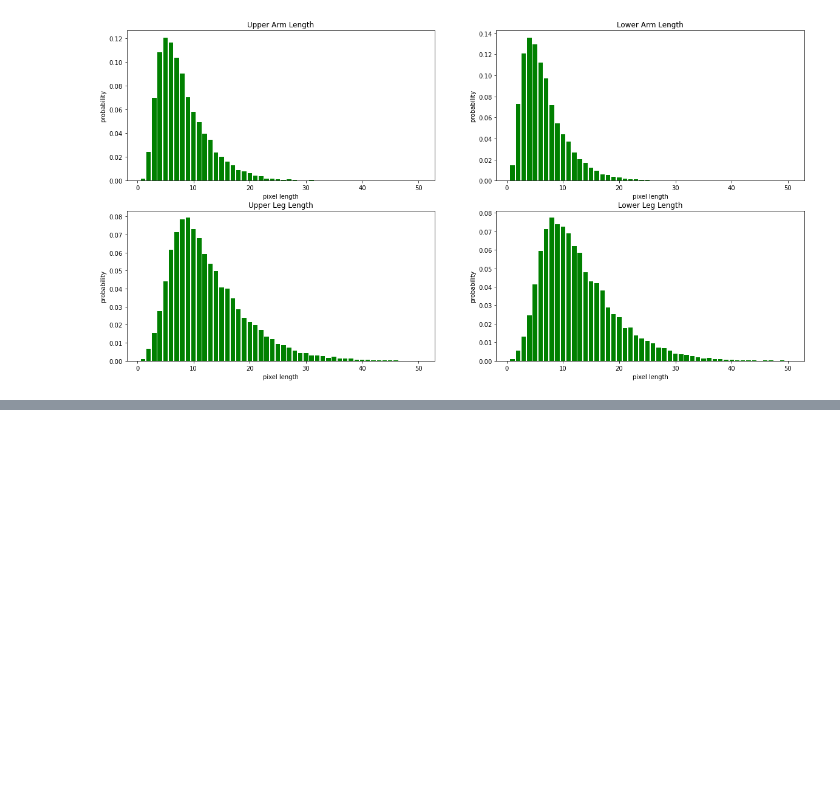
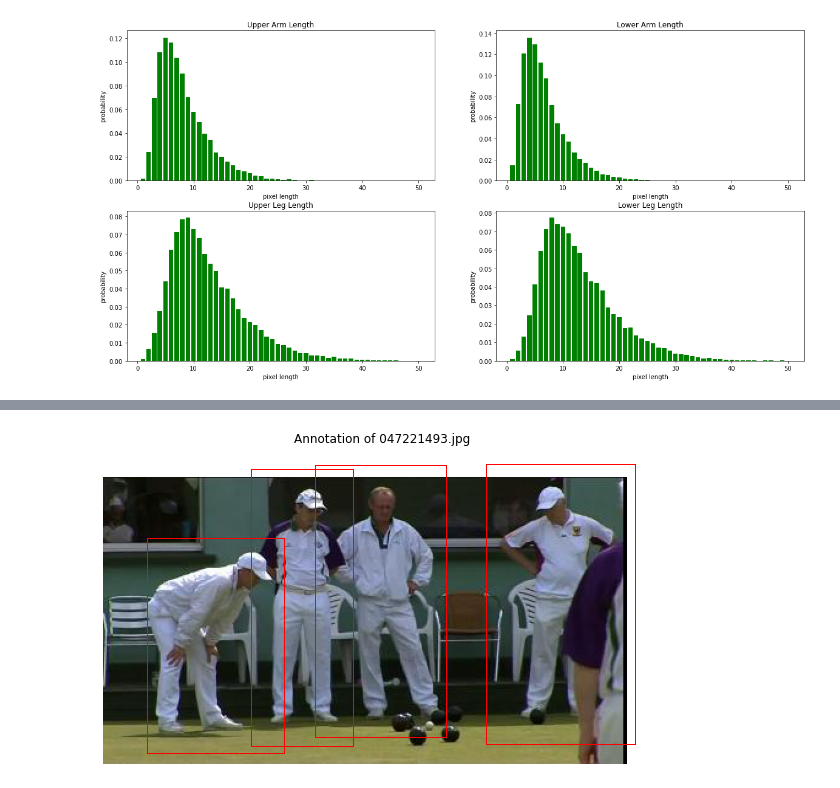
Before and after one commit to antduru/PoseDetection, a Jupyter notebook: graph_producer.ipynb, the cells around one changed output, grey strips where cells are left out. Drawn from its saved outputs; the diff is of its cells as text; code cells hidden in the pictures; blank space fills up the shorter version.

Commit message:
Added bboxs

```diff
--- a/graph_producer.ipynb
+++ b/graph_producer.ipynb
@@ -109,0 +127,90 @@ show_image(json_list[0], images_path)
+# %%
+def find(joint_list, lambda_fn):
+    _ss = joint_list[0]
+    for e in joint_list:
+        if not lambda_fn(e, _ss): continue
+        _ss = e
+    return _ss
+
+def head_width(head_c):
+    width = abs(head_c['x1'] - head_c['x2'])
+    height = abs(head_c['y1'] - head_c['y2'])
+    return (width + height) // 4
+
+def draw_person_rect(joint_list, head_coor):
+    c = head_width(head_coor)
+
+    minx = find(joint_list, lambda c, e: c['x'] < e['x'])['x']
+    maxx = find(joint_list, lambda c, e: c['x'] > e['x'])['x']
+    miny = find(joint_list, lambda c, e: c['y'] < e['y'])['y']
+    maxy = find(joint_list, lambda c, e: c['y'] > e['y'])['y']
+
+#     print(minx, miny, maxx, maxy)
+
+    plot_rect(minx - c, miny - c, maxx + c, maxy +  2 * c)
+
+
+def present_body_parts(image_array, people_list, joint_dict, title, draw_head=True, draw_bbox=False, draw_pose=True):
+    plt.figure(figsize=(10, 20))
+    plt.axis('off')
+    plt.imshow(image_array)
+    plt.title(title)
+
+    for person in people_list:
+        joint_list = person['joints']
+        joint_map = {}
+        for k in joint_dict:
+            joint_temp = get_joint(joint_dict[k], joint_list)
+            if not joint_temp:
+                joint_map[k] = None
+            else:
+                joint_map[k] = (joint_temp['x'], joint_temp['y'])
+        if draw_pose:
+            # legs
+            plot_line(joint_map['r_ankle'], joint_map['r_knee'])
+            plot_line(joint_map['r_knee'], joint_map['r_hip'])
+            plot_line(joint_map['l_ankle'], joint_map['l_knee'])
+            plot_line(joint_map['l_knee'], joint_map['l_hip'])
+            # arms
+            plot_line(joint_map['r_wrist'], joint_map['r_elbow'])
+            plot_line(joint_map['r_elbow'], joint_map['r_shoulder'])
+            plot_line(joint_map['l_wrist'], joint_map['l_elbow'])
+            plot_line(joint_map['l_elbow'], joint_map['l_shoulder'])
+            # head
+            plot_line(joint_map['upper_neck'], joint_map['head_top'])
+            plot_line(joint_map['upper_neck'], joint_map['thorax'])
+            # body
+            plot_line(joint_map['r_shoulder'], joint_map['thorax'])
+            plot_line(joint_map['l_shoulder'], joint_map['thorax'])
+            plot_line(joint_map['r_hip'], joint_map['pelvis'])
+            plot_line(joint_map['l_hip'], joint_map['pelvis'])
+            plot_line(joint_map['thorax'], joint_map['pelvis'])
+
+#         if not 'head_coordinates' in person: continue
+
+        person_head = person['head_coordinates']
+        x1 = person_head['x1']
+        y1 = person_head['y1']
+        x2 = person_head['x2']
+        y2 = person_head['y2']
+
+        if draw_head:
+            plot_rect(x1, y1, x2, y2) # draw head
+
+        if draw_bbox:
+            draw_person_rect(joint_list, person_head) # draw body
+
+    plt.show()
+
+def show_image(image_object, images_path):
+    image_name = image_object['image_name']
+    image_array = np.array(Image.open(os.path.join(images_path, image_name)))
+
+    present_body_parts(image_array, image_object['people'], joint_dict, f'Annotation of {image_name}',\
+                      draw_head=False, draw_bbox=True, draw_pose=False)
+
+#     print(json.dumps(image_object, indent=1))
+
+show_image(json_list[24], images_path)
+# %% [output]
+[figure, added]
```
Also changed, not shown: parts of 1 cell of this notebook.
